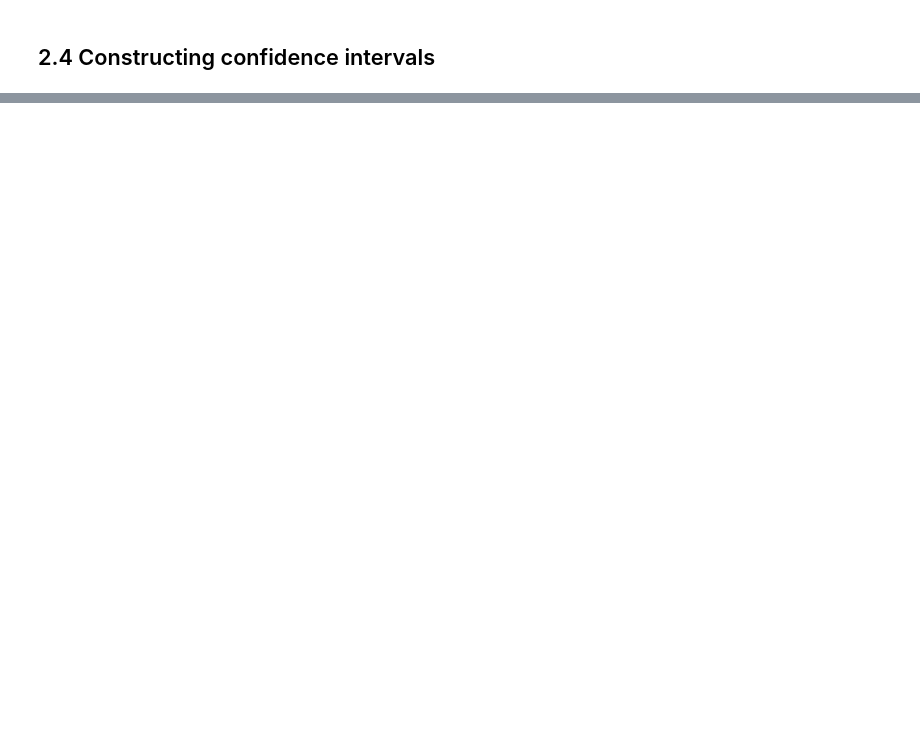
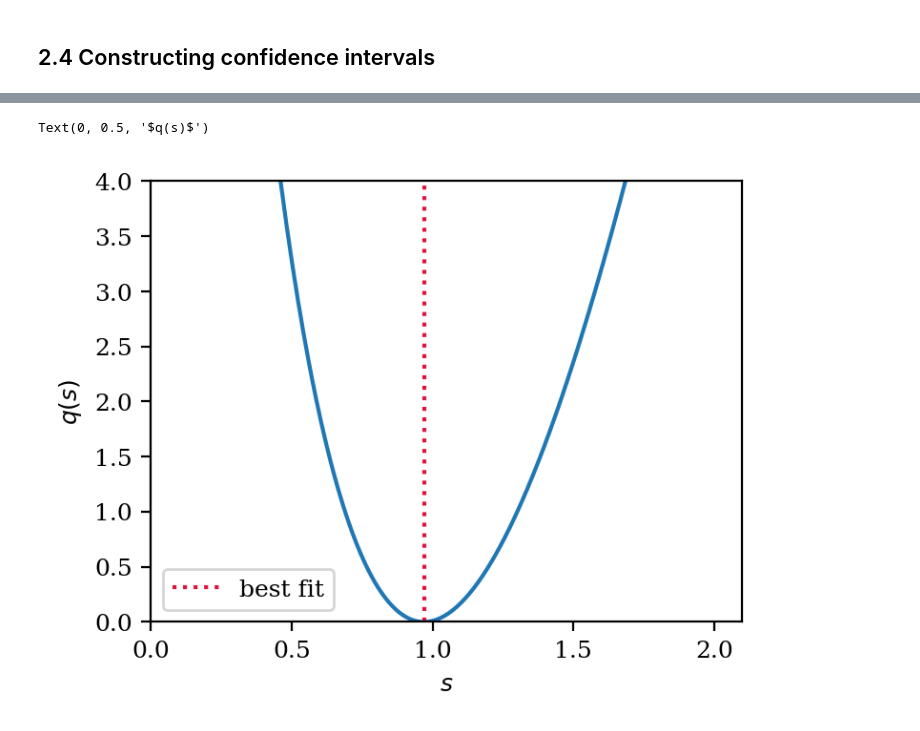
Before and after one commit to XENONnT/alea, a Jupyter notebook: notebooks/2_fitting_and_ci.ipynb, the cells around one changed output, grey strips where cells are left out. Cells and saved outputs as stored; diff of their text form; code cells hidden in the pictures; blank space fills up the shorter version.

```diff
--- a/notebooks/2_fitting_and_ci.ipynb
+++ b/notebooks/2_fitting_and_ci.ipynb
@@ -122,2 +215,4 @@ You can nicely see that in the constrained fit, the missing WIMP signal componen
+# %%
+model.data = data
 # %% [markdown]
 ## 2.4 Constructing confidence intervals
@@ -129,0 +244,26 @@ model.confidence_interval('wimp_rate_multiplier')
+# %%
+# unconstrained fit
+best_fit, ll_val = model.fit()
+
+# constrained fits
+s_vals = np.linspace(0, 2, 200)
+ll_vals_c = []
+for s in s_vals:
+    _, ll_val_c = model.fit(wimp_rate_multiplier=s)
+    ll_vals_c.append(ll_val_c)
+ll_vals_c = np.array(ll_vals_c)
+# %%
+# plot the profile-likelihood scan
+plt.plot(s_vals, 2 * (ll_val - ll_vals_c))
+plt.axvline(best_fit['wimp_rate_multiplier'],
+            label="best fit",
+            ls=":", color="crimson")
+
+plt.legend()
+plt.xlim(0)
+plt.ylim(0, 4)
+plt.xlabel('$s$')
+plt.ylabel('$q(s)$')
+# %% [output]
+Text(0, 0.5, '$q(s)$')
+[figure, added]
```
Also changed, not shown: parts of 29 cells of this notebook.
